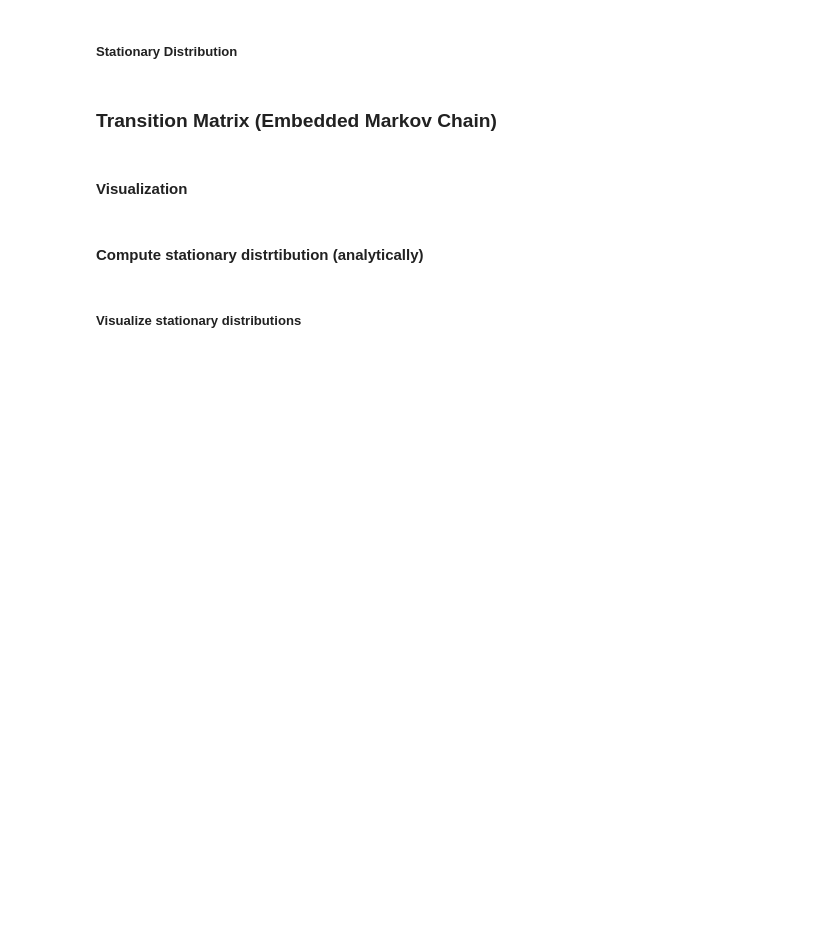
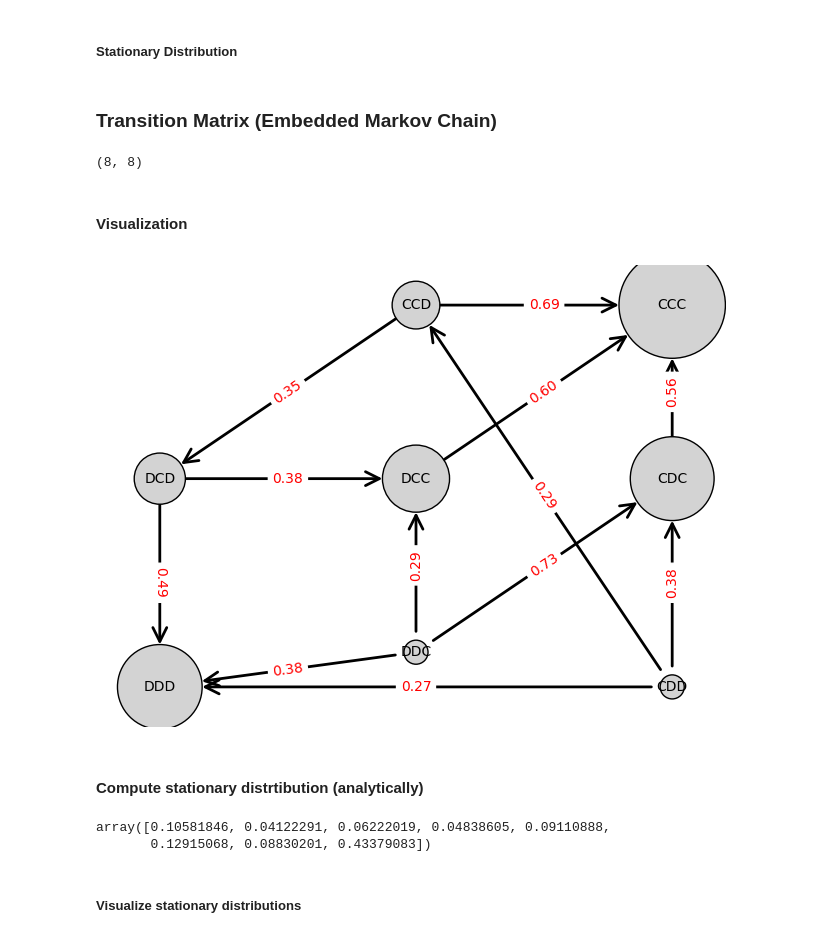
Before and after one commit to dalnakeb/Recommendation_Systems_Evolutionary_Dynamics, a Jupyter notebook: notebooks/rec_sys_evol_dyn.ipynb, the cells around one changed output. Saved outputs shown, nothing was run; the diff lists cells and outputs as text; code cells hidden in the pictures; blank space fills up the shorter version.

```diff
--- a/notebooks/rec_sys_evol_dyn.ipynb
+++ b/notebooks/rec_sys_evol_dyn.ipynb
@@ -9,13 +9,13 @@ import matplotlib.pylab as plt
 # %% [markdown]
 ## Initialize Game and Populations
 # %%
-Zs = [50, 50, 50]
+Zs = [11, 11, 11]
 
 #x, y, z = 0.02, 0.02, 0.02
 #fractionss = [[1-x,x], [1-y, y], [1-z, z]]
 #game = EGT.Game(Zs, strategies_fractionss = fractionss)
 
-counts = [[49, 1],[49, 1],[49, 1]]
+counts = [[10, 1],[10, 1],[10, 1]]
 game = EGT.Game(Zs, strategies_counts = counts)
 
 P1, P2, P3 = game.get_populations()
@@ -176,30 +165,23 @@ game.visualize_stationary_dist(Ps_hist=Ps_hist[2], title="Civil Cooperation Stat
 # %%
 matrix = game.compute_trans_matrix(beta=0.08)
 matrix.shape
+# %% [output]
+(8, 8)
 # %% [markdown]
 #### Visualization
 # %%
-game.plot_transition_matrix(matrix, 1/len(P1), 40)
+states = ["DDD", "DDC", "DCD", "DCC", "CDD", "CDC", "CCD", "CCC"]
+game.plot_transition_matrix(matrix, states=states, scale=40)
+# %% [output]
+[figure, added]
 # %% [markdown]
 #### Compute stationary distrtibution (analytically)
 # %%
-def compute_stationary_distribution(matrix):
-    # Compute eigenvalues and right eigenvectors of the transpose of P.
-    eigenvalues, eigenvectors = np.linalg.eig(matrix.T)
-
-    # Find the index of the eigenvalue closest to 1.
-    idx = np.argmin(np.abs(eigenvalues - 1))
-
-    # Extract the corresponding eigenvector and take the real part (if it is complex)
-    stationary = eigenvectors[:, idx].real
-
-    # Normalize the eigenvector so that the sum of its components equals 1.
-    stationary = stationary / np.sum(stationary)
-
-    return stationary
-
-stat = compute_stationary_distribution(matrix)
+stat = game.compute_stationary_distribution(matrix)
 stat
+# %% [output]
+array([0.10581846, 0.04122291, 0.06222019, 0.04838605, 0.09110888,
+       0.12915068, 0.08830201, 0.43379083])
 # %% [markdown]
 ##### Visualize stationary distributions
 # %%
```
Also changed, not shown: parts of 17 cells of this notebook, 1 other file.
